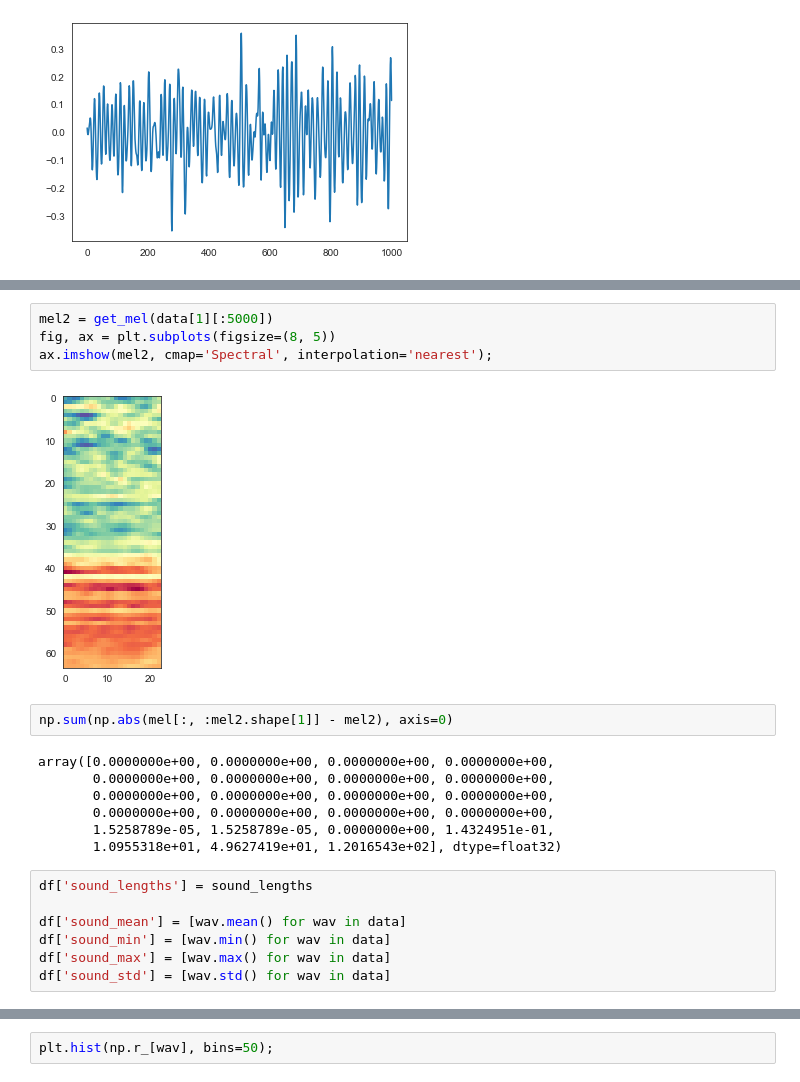
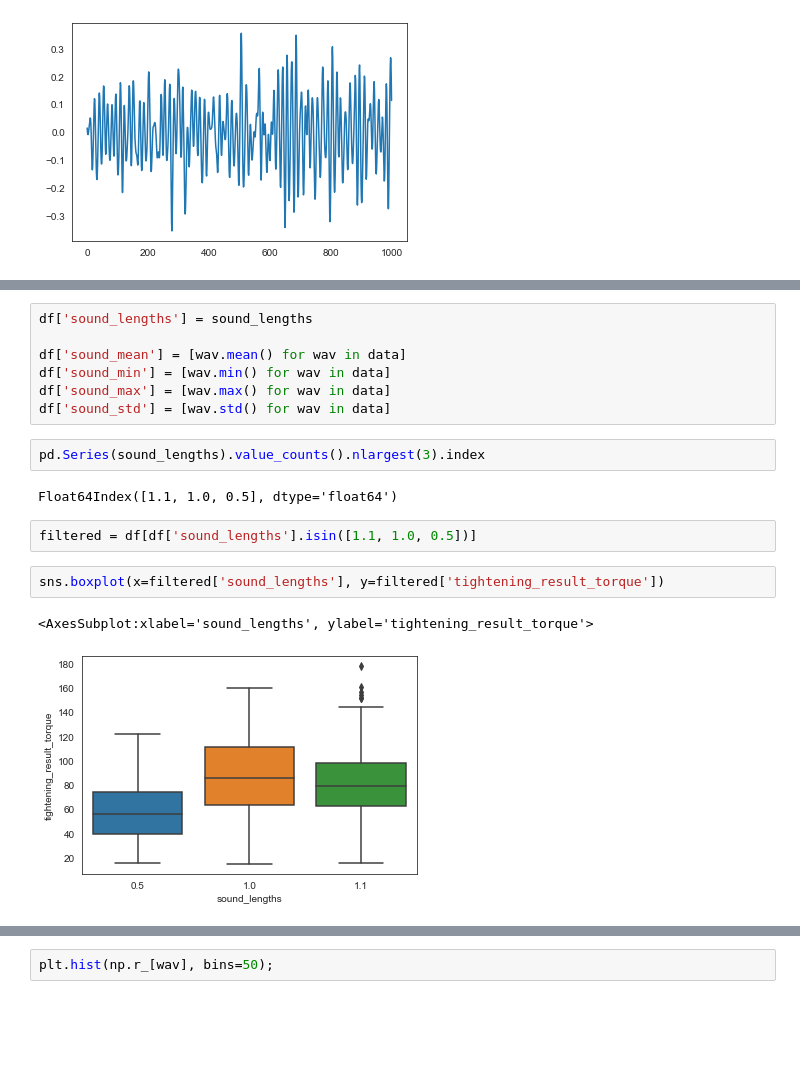
Before and after one commit to ningeen/torque_topcoder, a Jupyter notebook: EDA/EDA.ipynb, the cells around one changed output, grey strips where cells are left out. Cells and saved outputs as stored; diff of their text form; blank space fills up the shorter version.

```diff
--- a/EDA/EDA.ipynb
+++ b/EDA/EDA.ipynb
@@ -147,18 +170,3 @@ ax.imshow(mel, cmap='Spectral', interpolation='nearest');
-# %%
-mel2 = get_mel(data[1][:5000])
-fig, ax = plt.subplots(figsize=(8, 5))
-ax.imshow(mel2, cmap='Spectral', interpolation='nearest');
-# %% [output]
-[figure, removed]
-# %%
-np.sum(np.abs(mel[:, :mel2.shape[1]] - mel2), axis=0)
-# %% [output]
-array([0.0000000e+00, 0.0000000e+00, 0.0000000e+00, 0.0000000e+00,
-       0.0000000e+00, 0.0000000e+00, 0.0000000e+00, 0.0000000e+00,
-       0.0000000e+00, 0.0000000e+00, 0.0000000e+00, 0.0000000e+00,
-       0.0000000e+00, 0.0000000e+00, 0.0000000e+00, 0.0000000e+00,
-       1.5258789e-05, 1.5258789e-05, 0.0000000e+00, 1.4324951e-01,
-       1.0955318e+01, 4.9627419e+01, 1.2016543e+02], dtype=float32)
 # %%
 df['sound_lengths'] = sound_lengths
 
@@ -166,3 +174,14 @@ df['sound_mean'] = [wav.mean() for wav in data]
 df['sound_min'] = [wav.min() for wav in data]
 df['sound_max'] = [wav.max() for wav in data]
 df['sound_std'] = [wav.std() for wav in data]
+# %%
+pd.Series(sound_lengths).value_counts().nlargest(3).index
+# %% [output]
+Float64Index([1.1, 1.0, 0.5], dtype='float64')
+# %%
+filtered = df[df['sound_lengths'].isin([1.1, 1.0, 0.5])]
+# %%
+sns.boxplot(x=filtered['sound_lengths'], y=filtered['tightening_result_torque'])
+# %% [output]
+<AxesSubplot:xlabel='sound_lengths', ylabel='tightening_result_torque'>
+[figure, added]
```
Also changed, not shown: parts of 7 cells of this notebook, 4 other files.
